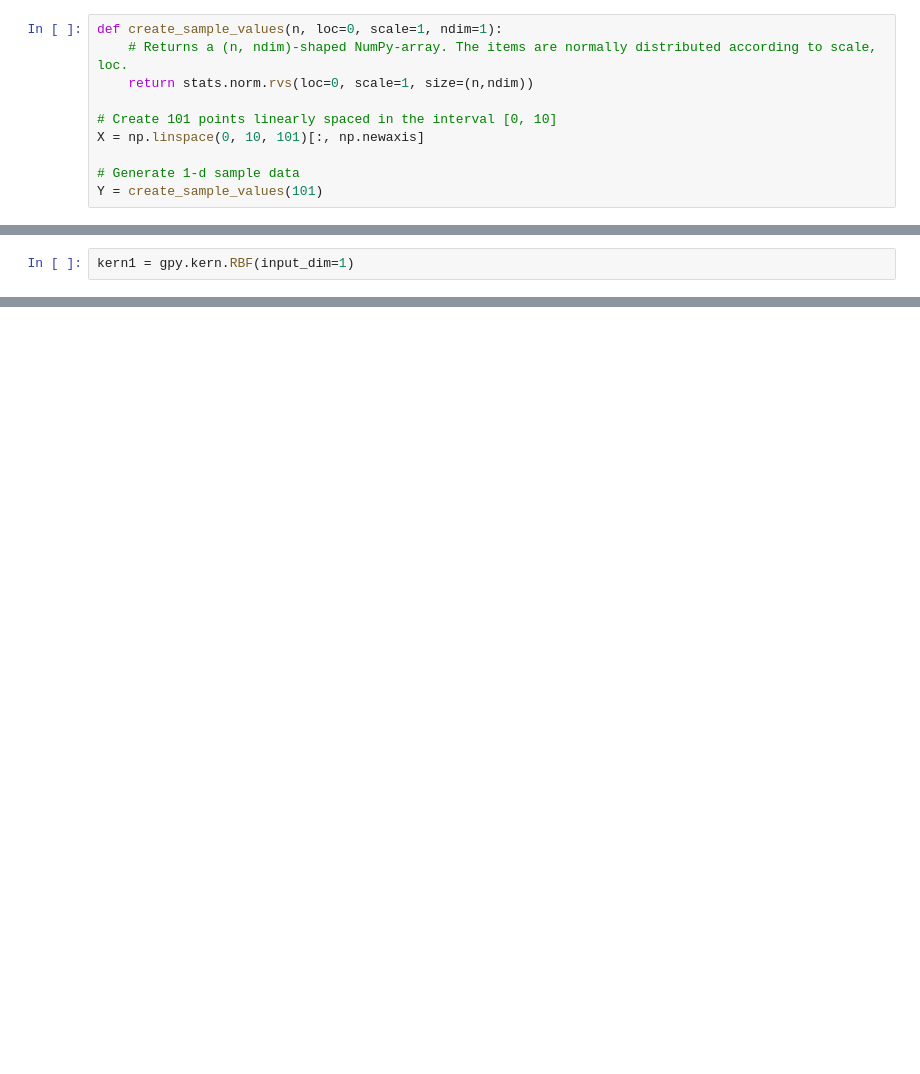
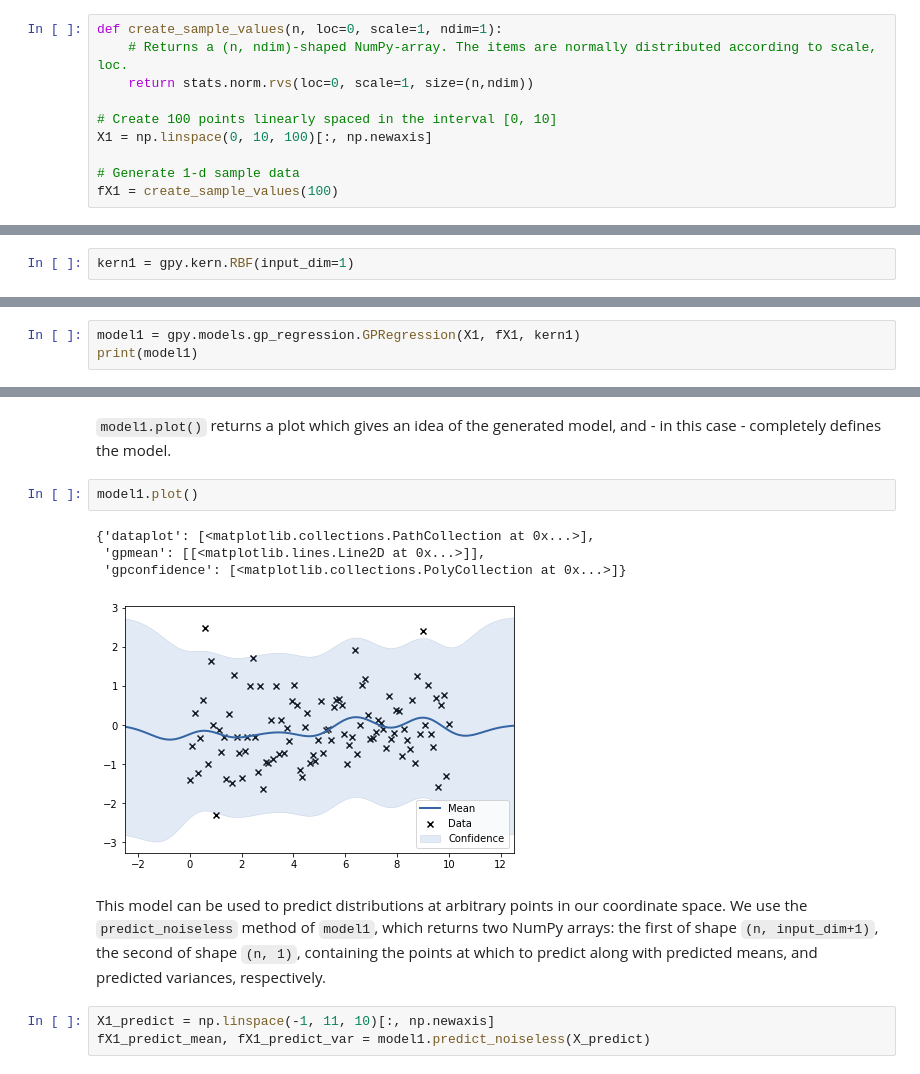
Before and after one commit to julian-ba/gaussian_process_regression, a Jupyter notebook: GPy_testing.ipynb, the cells around one changed output, grey strips where cells are left out. Drawn from its saved outputs; the diff is of its cells as text; blank space fills up the shorter version.

```diff
--- a/GPy_testing.ipynb
+++ b/GPy_testing.ipynb
@@ -12,8 +12,8 @@ def create_sample_values(n, loc=0, scale=1, ndim=1):
     # Returns a (n, ndim)-shaped NumPy-array. The items are normally distributed according to scale, loc.
     return stats.norm.rvs(loc=0, scale=1, size=(n,ndim))
 
-# Create 101 points linearly spaced in the interval [0, 10]
-X = np.linspace(0, 10, 101)[:, np.newaxis]
+# Create 100 points linearly spaced in the interval [0, 10]
+X1 = np.linspace(0, 10, 100)[:, np.newaxis]
 
 # Generate 1-d sample data
-Y = create_sample_values(101)
+fX1 = create_sample_values(100)
@@ -29,0 +26,3 @@ kern1 = gpy.kern.RBF(input_dim=1)
+# %%
+model1 = gpy.models.gp_regression.GPRegression(X1, fX1, kern1)
+print(model1)
@@ -29,0 +40,14 @@ kern1 = gpy.kern.RBF(input_dim=1)
+# %% [markdown]
+`model1.plot()` returns a plot which gives an idea of the generated model, and - in this case - completely defines the model.
+# %%
+model1.plot()
+# %% [output]
+{'dataplot': [<matplotlib.collections.PathCollection at 0x...>],
+ 'gpmean': [[<matplotlib.lines.Line2D at 0x...>]],
+ 'gpconfidence': [<matplotlib.collections.PolyCollection at 0x...>]}
+[figure, added]
+# %% [markdown]
+This model can be used to predict distributions at arbitrary points in our coordinate space. We use the `predict_noiseless` method of `model1`, which returns two NumPy arrays: the first of shape `(n, input_dim+1)`, the second of shape `(n, 1)`, containing the points at which to predict along with predicted means, and predicted variances, respectively.
+# %%
+X1_predict = np.linspace(-1, 11, 10)[:, np.newaxis]
+fX1_predict_mean, fX1_predict_var = model1.predict_noiseless(X_predict)
```
Also changed, not shown: parts of 7 cells of this notebook, 1 other file.
